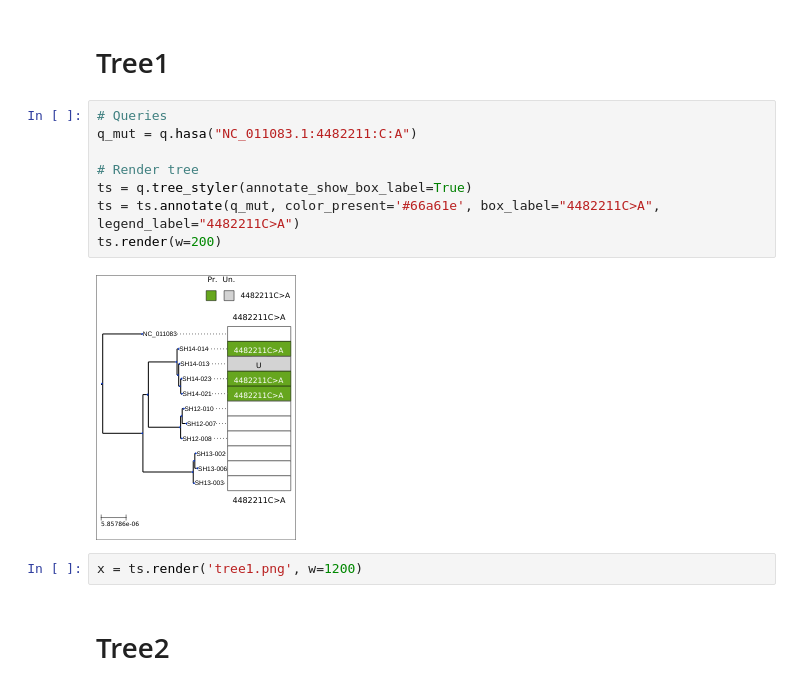
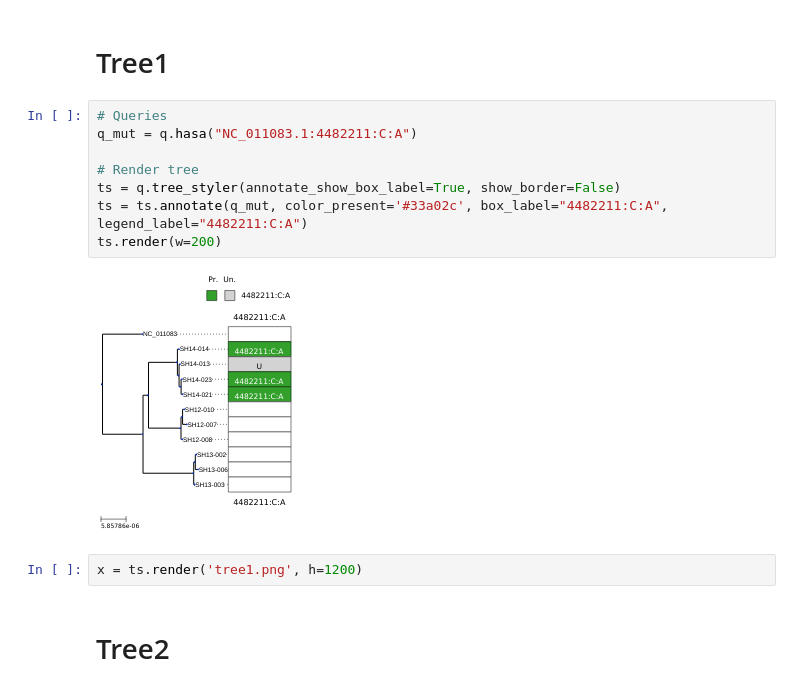
Before and after one commit to apetkau/genomics-data-index-evaluation-manuscript, a Jupyter notebook: evaluations/visualization/visualization-trees.ipynb, the cells around one changed output. Saved outputs shown, nothing was run; the diff lists cells and outputs as text.

```diff
--- a/evaluations/visualization/visualization-trees.ipynb
+++ b/evaluations/visualization/visualization-trees.ipynb
@@ -63,14 +62,14 @@ q
 # %%
 # Queries
 q_mut = q.hasa("NC_011083.1:4482211:C:A")
 
 # Render tree
-ts = q.tree_styler(annotate_show_box_label=True)
-ts = ts.annotate(q_mut, color_present='#66a61e', box_label="4482211C>A", legend_label="4482211C>A")
+ts = q.tree_styler(annotate_show_box_label=True, show_border=False)
+ts = ts.annotate(q_mut, color_present='#33a02c', box_label="4482211:C:A", legend_label="4482211:C:A")
 ts.render(w=200)
 # %% [output]
-[figure, old version]
+[figure, new version]
 # %%
-x = ts.render('tree1.png', w=1200)
+x = ts.render('tree1.png', h=1200)
 # %% [markdown]
 # Tree2
```
Also changed, not shown: parts of 7 cells of this notebook.
